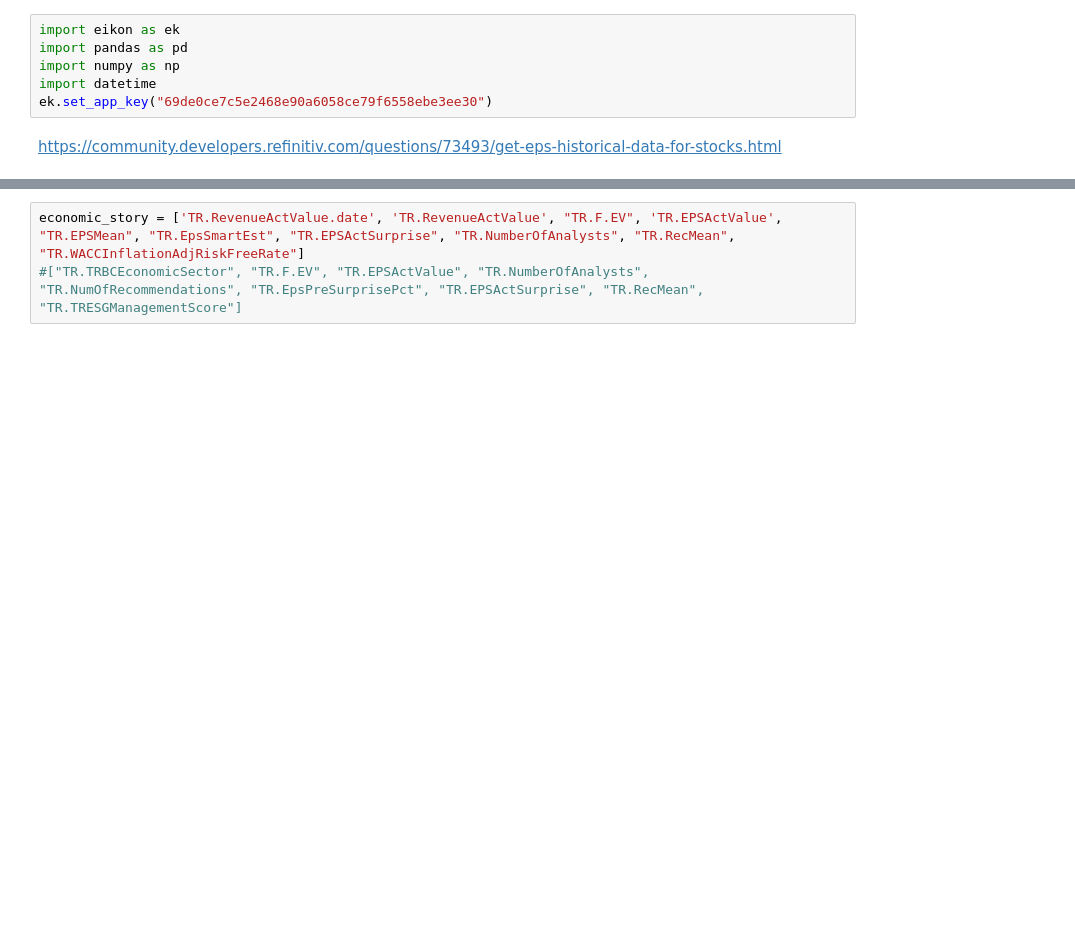
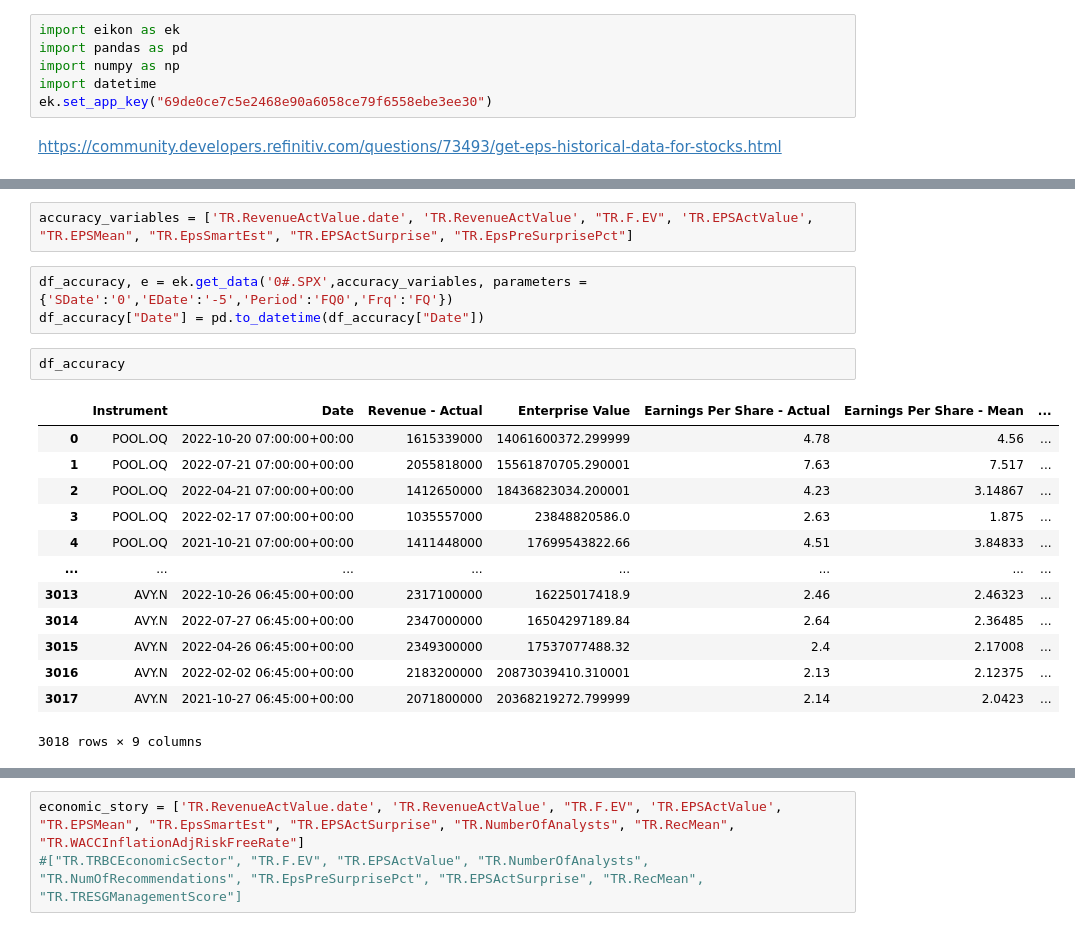
Before and after one commit to yummypugs/GSFM_AnalystForecasts, a Jupyter notebook: Ginevra/Ginevra_eikon_timeseries.ipynb, the cells around one changed output, grey strips where cells are left out. Saved outputs shown, nothing was run; the diff lists cells and outputs as text; blank space fills up the shorter version.

```diff
--- a/Ginevra/Ginevra_eikon_timeseries.ipynb
+++ b/Ginevra/Ginevra_eikon_timeseries.ipynb
@@ -8,0 +42,21 @@ https://community.developers.refinitiv.com/questions/73493/get-eps-historical-da
+# %%
+accuracy_variables = ['TR.RevenueActValue.date', 'TR.RevenueActValue', "TR.F.EV", 'TR.EPSActValue', "TR.EPSMean", "TR.EpsSmartEst", "TR.EPSActSurprise", "TR.EpsPreSurprisePct"]
+# %%
+df_accuracy, e = ek.get_data('0#.SPX',accuracy_variables, parameters = {'SDate':'0','EDate':'-5','Period':'FQ0','Frq':'FQ'})
+df_accuracy["Date"] = pd.to_datetime(df_accuracy["Date"])
+# %%
+df_accuracy
+# %% [output]
+|  | Instrument | Date | Revenue - Actual | Enterprise Value | Earnings Per Share - Actual | Earnings Per Share - Mean | ... |
+| 0 | POOL.OQ | 2022-10-20 07:00:00+00:00 | 1615339000 | 14061600372.299999 | 4.78 | 4.56 | ... |
+| 1 | POOL.OQ | 2022-07-21 07:00:00+00:00 | 2055818000 | 15561870705.290001 | 7.63 | 7.517 | ... |
+| 2 | POOL.OQ | 2022-04-21 07:00:00+00:00 | 1412650000 | 18436823034.200001 | 4.23 | 3.14867 | ... |
+| 3 | POOL.OQ | 2022-02-17 07:00:00+00:00 | 1035557000 | 23848820586.0 | 2.63 | 1.875 | ... |
+| 4 | POOL.OQ | 2021-10-21 07:00:00+00:00 | 1411448000 | 17699543822.66 | 4.51 | 3.84833 | ... |
+| ... | ... | ... | ... | ... | ... | ... | ... |
+| 3013 | AVY.N | 2022-10-26 06:45:00+00:00 | 2317100000 | 16225017418.9 | 2.46 | 2.46323 | ... |
+| 3014 | AVY.N | 2022-07-27 06:45:00+00:00 | 2347000000 | 16504297189.84 | 2.64 | 2.36485 | ... |
+| 3015 | AVY.N | 2022-04-26 06:45:00+00:00 | 2349300000 | 17537077488.32 | 2.4 | 2.17008 | ... |
+| 3016 | AVY.N | 2022-02-02 06:45:00+00:00 | 2183200000 | 20873039410.310001 | 2.13 | 2.12375 | ... |
+| 3017 | AVY.N | 2021-10-27 06:45:00+00:00 | 2071800000 | 20368219272.799999 | 2.14 | 2.0423 | ... |
+3018 rows × 9 columns
```
Also changed, not shown: parts of 8 cells of this notebook.
